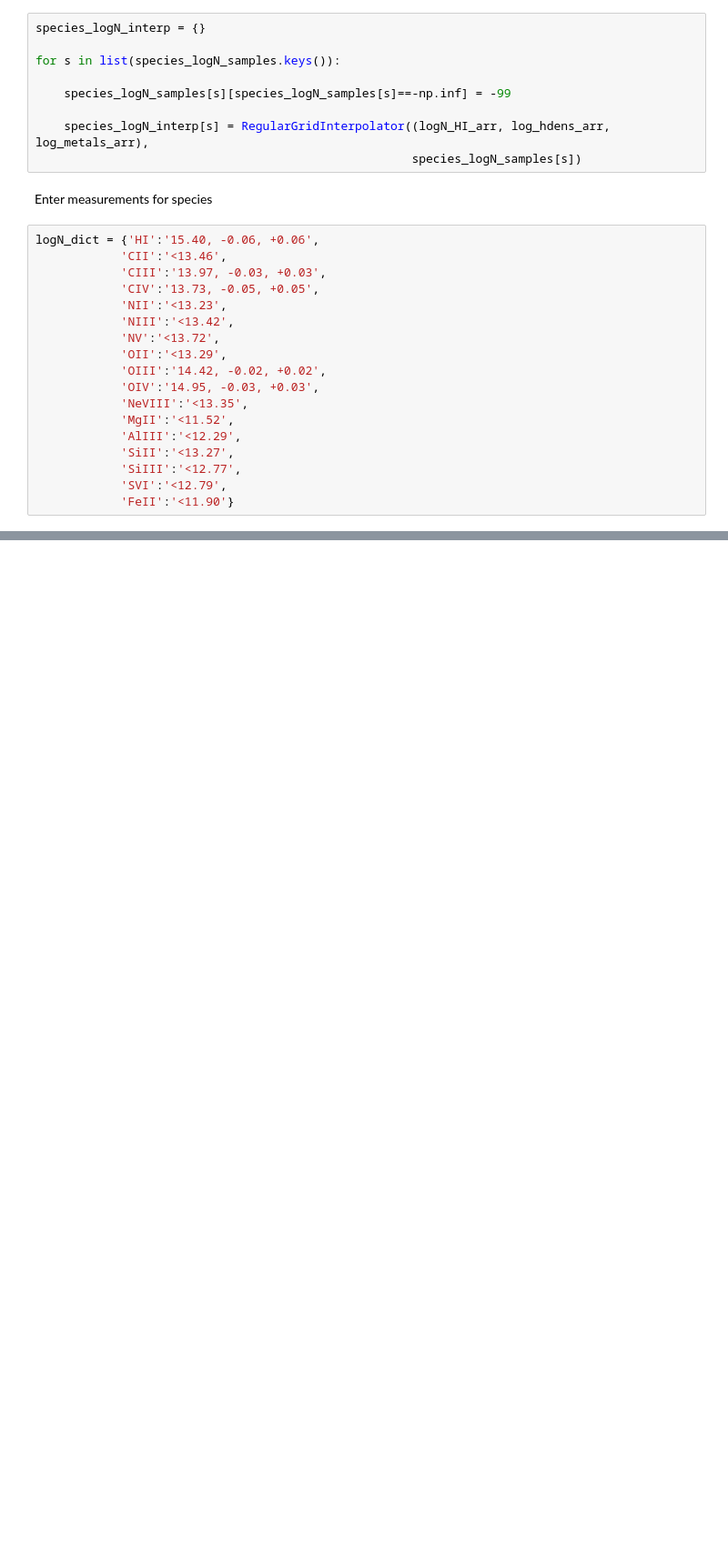
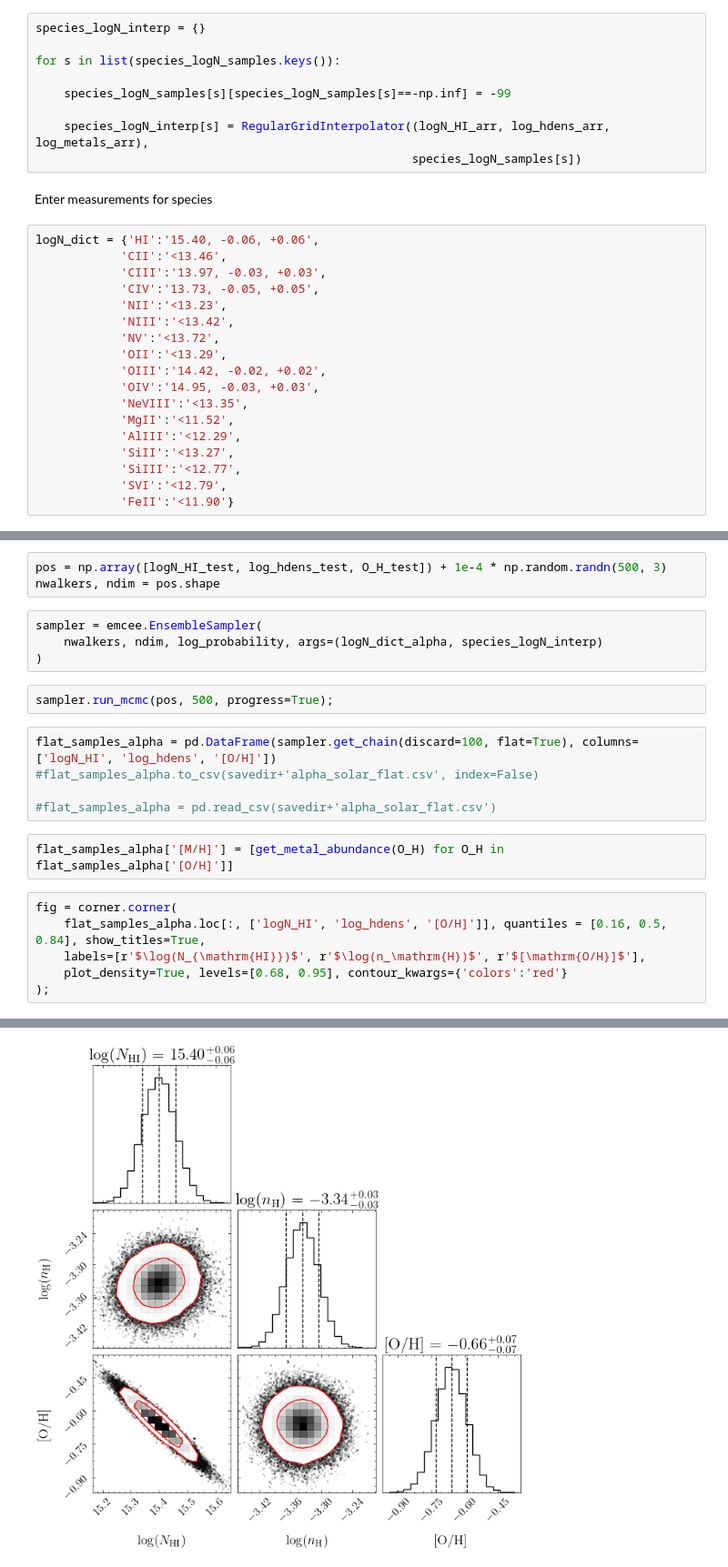
Before and after one commit to suyashk12/cgm_science, a Jupyter notebook: cloudy_fitting/z=0.67_cloudy_lib_test.ipynb, the cells around one changed output, grey strips where cells are left out. Shown: that part at 91% size. Cells and saved outputs as stored; diff of their text form; blank space fills up the shorter version.

```diff
--- a/cloudy_fitting/z=0.67_cloudy_lib_test.ipynb
+++ b/cloudy_fitting/z=0.67_cloudy_lib_test.ipynb
@@ -101,0 +152,23 @@ ax.plot(np.arange(len(logN_species_test)), logN_species_test)
+# %%
+pos = np.array([logN_HI_test, log_hdens_test, O_H_test]) + 1e-4 * np.random.randn(500, 3)
+nwalkers, ndim = pos.shape
+# %%
+sampler = emcee.EnsembleSampler(
+    nwalkers, ndim, log_probability, args=(logN_dict_alpha, species_logN_interp)
+)
+# %%
+sampler.run_mcmc(pos, 500, progress=True);
+# %%
+flat_samples_alpha = pd.DataFrame(sampler.get_chain(discard=100, flat=True), columns=['logN_HI', 'log_hdens', '[O/H]'])
+#flat_samples_alpha.to_csv(savedir+'alpha_solar_flat.csv', index=False)
+
+#flat_samples_alpha = pd.read_csv(savedir+'alpha_solar_flat.csv')
+# %%
+flat_samples_alpha['[M/H]'] = [get_metal_abundance(O_H) for O_H in flat_samples_alpha['[O/H]']]
+# %%
+fig = corner.corner(
+    flat_samples_alpha.loc[:, ['logN_HI', 'log_hdens', '[O/H]']], quantiles = [0.16, 0.5, 0.84], show_titles=True,
+    labels=[r'$\log(N_{\mathrm{HI}})$', r'$\log(n_\mathrm{H})$', r'$[\mathrm{O/H}]$'],
+    plot_density=True, levels=[0.68, 0.95], contour_kwargs={'colors':'red'}
+);
+# %% [output]
@@ -101,0 +176 @@ ax.plot(np.arange(len(logN_species_test)), logN_species_test)
+[figure, added]
```
Also changed, not shown: parts of 21 cells of this notebook, 2 other files.
